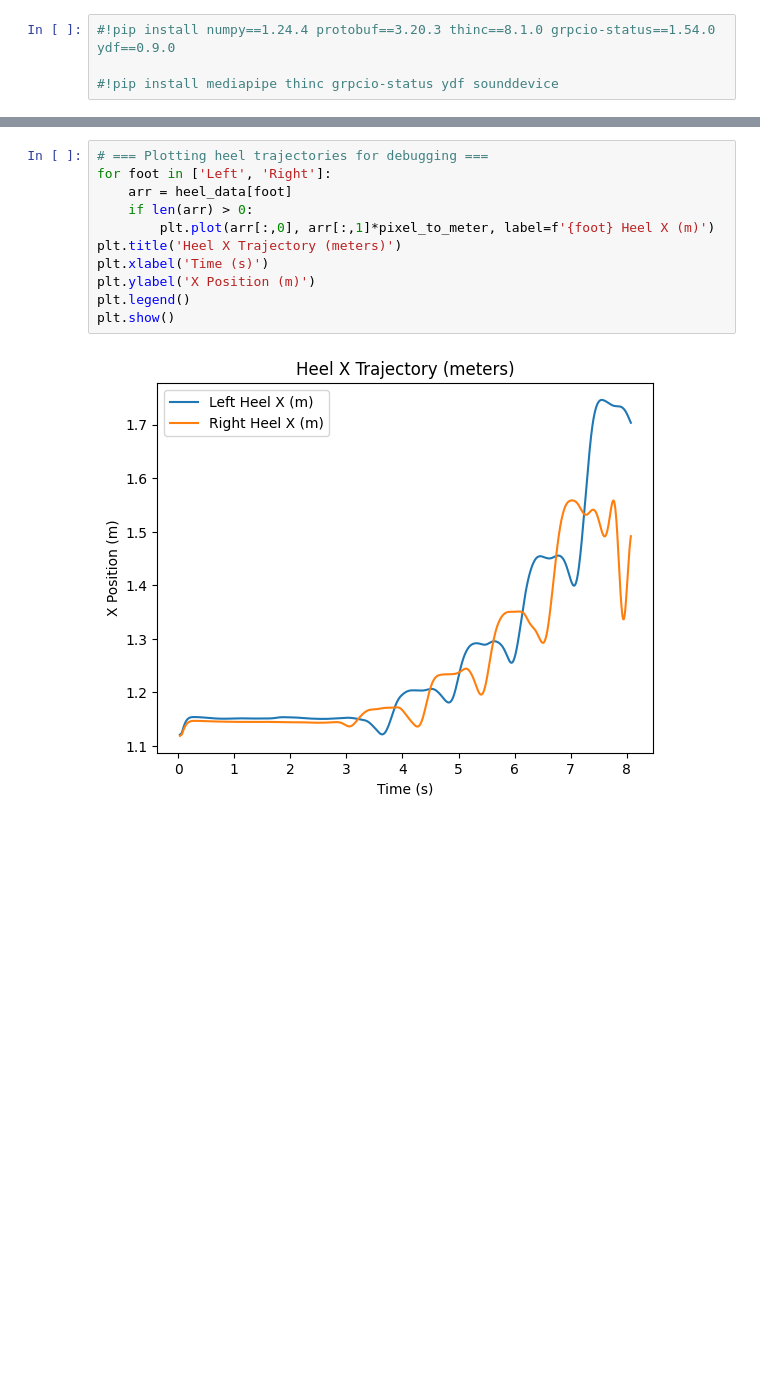
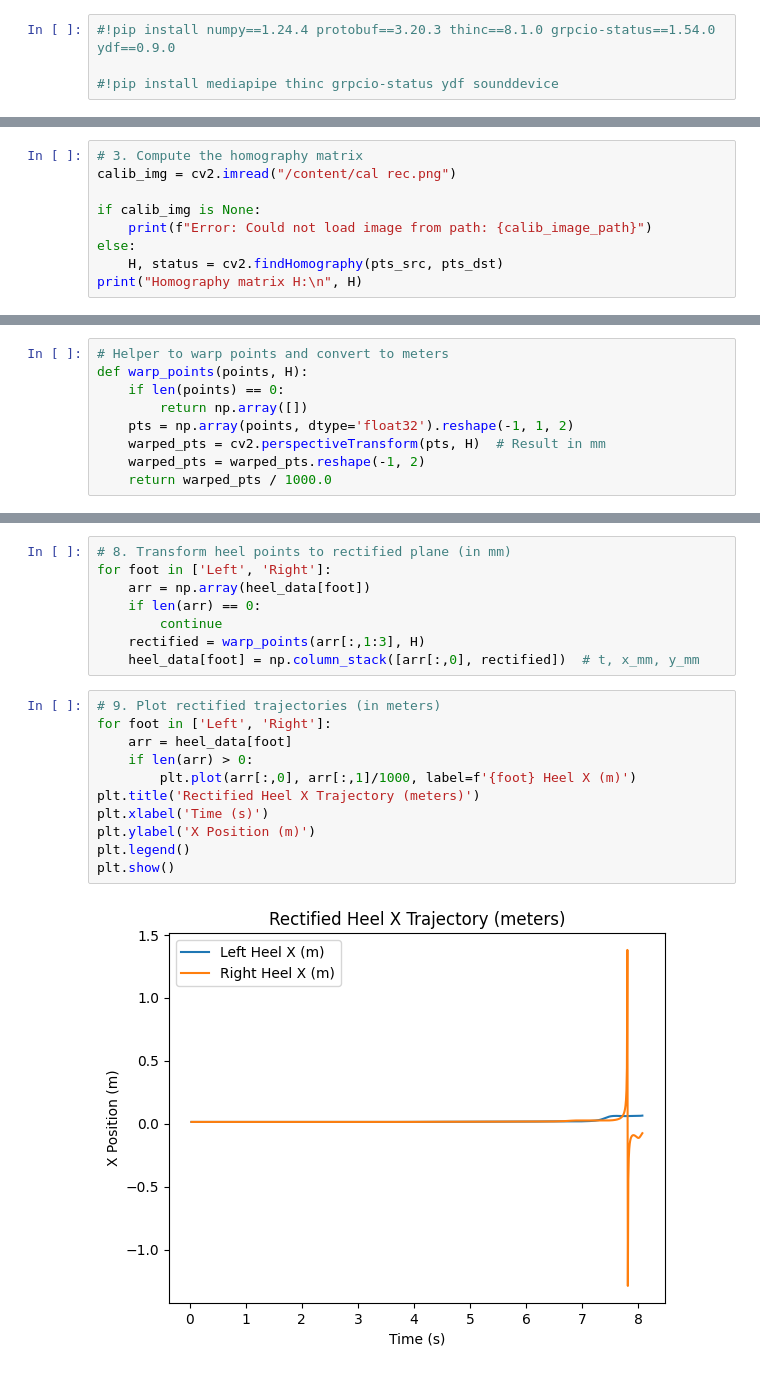
Before and after one commit to anjelli/Gait-Analysis, a Jupyter notebook: Gait_Analysis_Pipeline_Calibrated (1).ipynb, the cells around one changed output, grey strips where cells are left out. Drawn from its saved outputs; the diff is of its cells as text; blank space fills up the shorter version.

```diff
--- a/Gait_Analysis_Pipeline_Calibrated (1).ipynb
+++ b/Gait_Analysis_Pipeline_Calibrated (1).ipynb
@@ -152,0 +64,9 @@ timestamps = []
+# %%
+# 3. Compute the homography matrix
+calib_img = cv2.imread("/content/cal rec.png")
+
+if calib_img is None:
+    print(f"Error: Could not load image from path: {calib_image_path}")
+else:
+    H, status = cv2.findHomography(pts_src, pts_dst)
+print("Homography matrix H:\n", H)
@@ -153 +84,10 @@ timestamps = []
+# %%
+# Helper to warp points and convert to meters
+def warp_points(points, H):
+    if len(points) == 0:
+        return np.array([])
+    pts = np.array(points, dtype='float32').reshape(-1, 1, 2)
+    warped_pts = cv2.perspectiveTransform(pts, H)  # Result in mm
+    warped_pts = warped_pts.reshape(-1, 2)
+    return warped_pts / 1000.0
 # %%
@@ -208,16 +157,24 @@ for foot in ['Left', 'Right']:
     x_filt = butter_lowpass_filter(x, cutoff, fs)
     y_filt = butter_lowpass_filter(y, cutoff, fs)
     heel_data[foot] = np.column_stack([t, x_filt, y_filt])
+# %%
+# 8. Transform heel points to rectified plane (in mm)
+for foot in ['Left', 'Right']:
+    arr = np.array(heel_data[foot])
+    if len(arr) == 0:
+        continue
+    rectified = warp_points(arr[:,1:3], H)
+    heel_data[foot] = np.column_stack([arr[:,0], rectified])  # t, x_mm, y_mm
 # %%
-# === Plotting heel trajectories for debugging ===
+# 9. Plot rectified trajectories (in meters)
 for foot in ['Left', 'Right']:
     arr = heel_data[foot]
     if len(arr) > 0:
-        plt.plot(arr[:,0], arr[:,1]*pixel_to_meter, label=f'{foot} Heel X (m)')
-plt.title('Heel X Trajectory (meters)')
+        plt.plot(arr[:,0], arr[:,1]/1000, label=f'{foot} Heel X (m)')
+plt.title('Rectified Heel X Trajectory (meters)')
 plt.xlabel('Time (s)')
 plt.ylabel('X Position (m)')
 plt.legend()
 plt.show()
 # %% [output]
-[figure, old version]
+[figure, new version]
```
Also changed, not shown: parts of 24 cells of this notebook.
